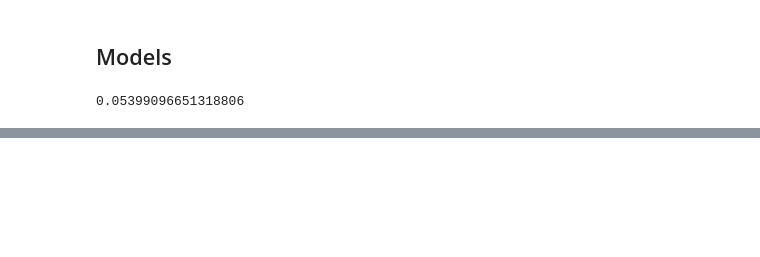
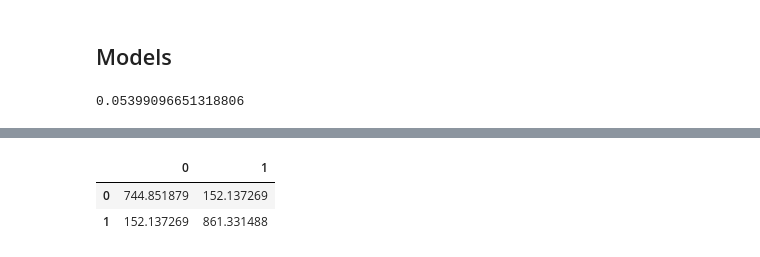
Before and after one commit to felixbrunner/hmm-real-vol, a Jupyter notebook: notebooks/Untitled.ipynb, the cells around one changed output, grey strips where cells are left out. Saved outputs shown, nothing was run; the diff lists cells and outputs as text; code cells hidden in the pictures; blank space fills up the shorter version.

```diff
--- a/notebooks/Untitled.ipynb
+++ b/notebooks/Untitled.ipynb
@@ -1592,0 +1635,6 @@ mm = MixtureModel()
+# %%
+sample_2.cov()
+# %% [output]
+|  | 0 | 1 |
+| 0 | 744.851879 | 152.137269 |
+| 1 | 152.137269 | 861.331488 |
```
Also changed, not shown: parts of 33 cells of this notebook, 2 other files.
